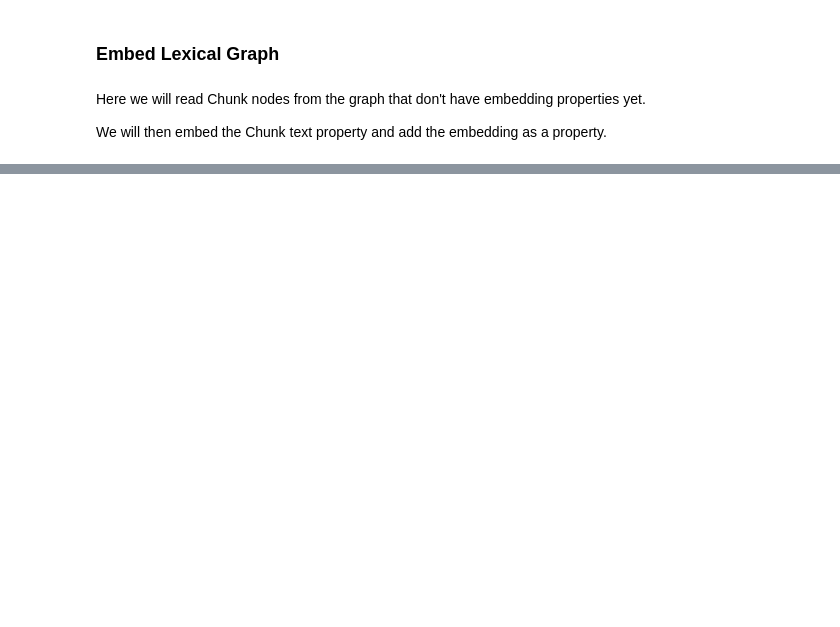
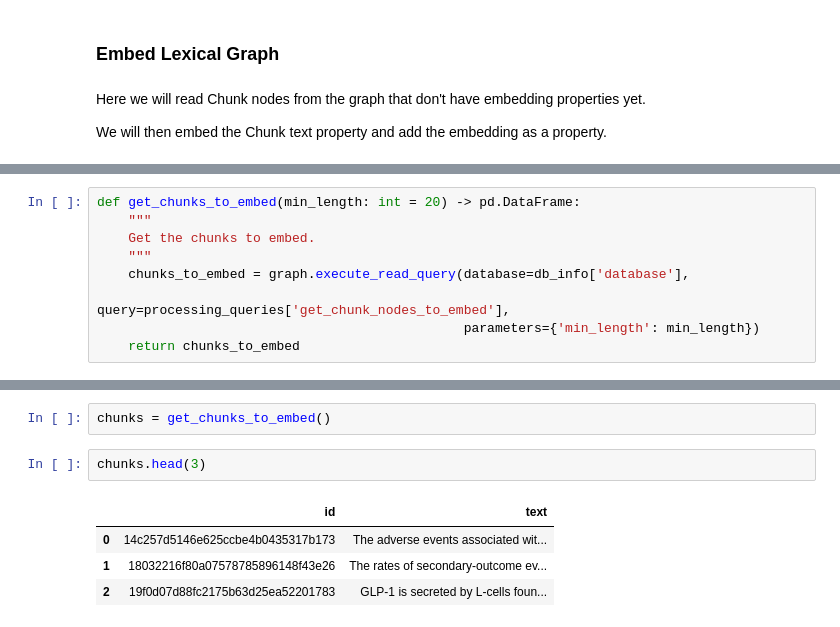
Before and after one commit to neo4j-field/pubmed-knowledge-graph-generation, a Jupyter notebook: 2_generate_lexical_graph.ipynb, the cells around one changed output, grey strips where cells are left out. Saved outputs shown, nothing was run; the diff lists cells and outputs as text; blank space fills up the shorter version.

Commit message:
add embeddings

```diff
--- a/2_generate_lexical_graph.ipynb
+++ b/2_generate_lexical_graph.ipynb
@@ -653,0 +650,9 @@ def embed_lexical_graph(driver) -> None:
+# %%
+def get_chunks_to_embed(min_length: int = 20) -> pd.DataFrame:
+    """
+    Get the chunks to embed.
+    """
+    chunks_to_embed = graph.execute_read_query(database=db_info['database'],
+                                               query=processing_queries['get_chunk_nodes_to_embed'],
+                                               parameters={'min_length': min_length})
+    return chunks_to_embed
@@ -653,0 +797,9 @@ def embed_lexical_graph(driver) -> None:
+# %%
+chunks = get_chunks_to_embed()
+# %%
+chunks.head(3)
+# %% [output]
+|  | id | text |
+| 0 | 14c257d5146e625ccbe4b0435317b173 | The adverse events associated wit... |
+| 1 | 18032216f80a07578785896148f43e26 | The rates of secondary-outcome ev... |
+| 2 | 19f0d07d88fc2175b63d25ea52201783 | GLP-1 is secreted by L-cells foun... |
```
Also changed, not shown: parts of 25 cells of this notebook, 2 other files.
